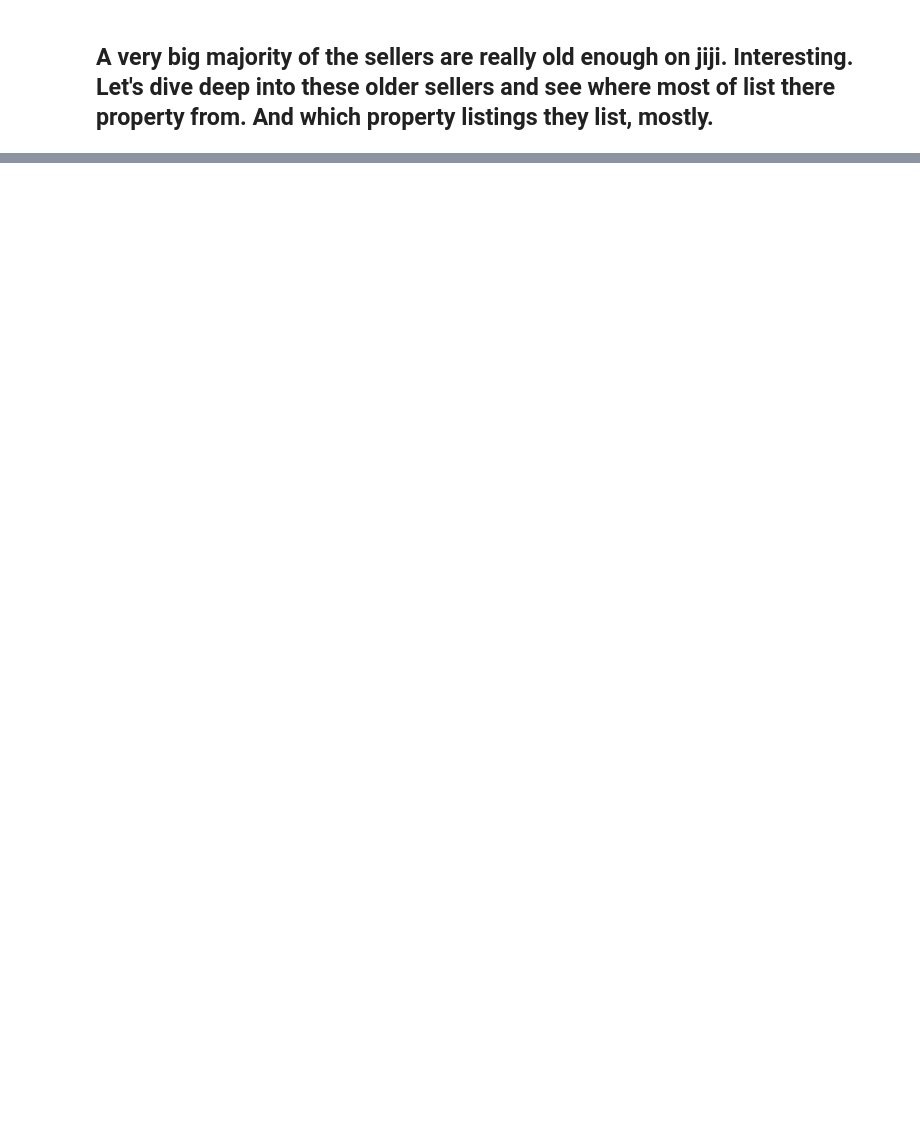
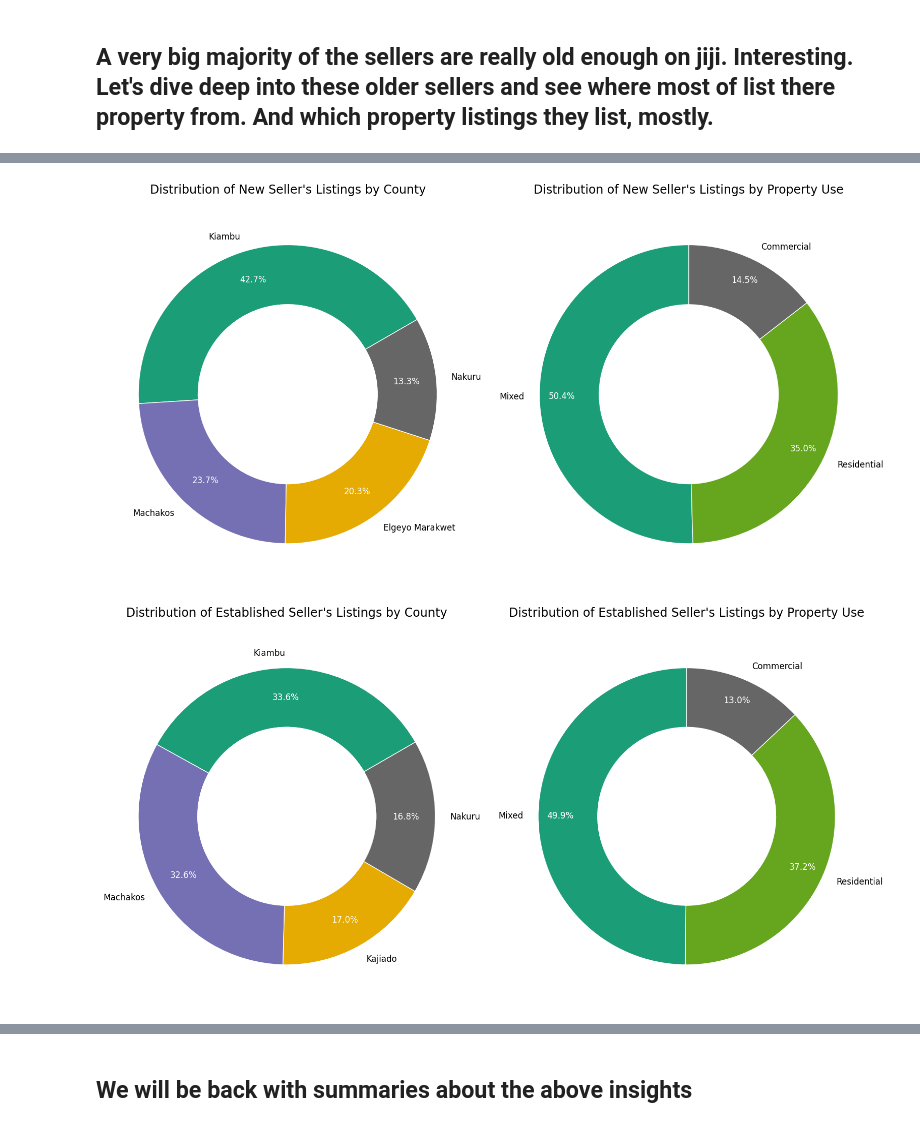
Before and after one commit to awaaat/land_for_sale_data_analysis, a Jupyter notebook: seller_segmentation_and_targeting/descriptive_statistics/Descriptive Statistics.ipynb, the cells around one changed output, grey strips where cells are left out. Saved outputs shown, nothing was run; the diff lists cells and outputs as text; code cells hidden in the pictures; blank space fills up the shorter version.

```diff
--- a/seller_segmentation_and_targeting/descriptive_statistics/Descriptive Statistics.ipynb
+++ b/seller_segmentation_and_targeting/descriptive_statistics/Descriptive Statistics.ipynb
@@ -273,0 +368,7 @@ seller_age
+# %%
+visualize_seller_distributions('New Seller', data)
+visualize_seller_distributions('Established Seller', data)
+visualize_seller_distributions('Long-standing Seller', data)
+# %% [output]
+[figure, added]
+[figure, added]
@@ -273,0 +376,2 @@ seller_age
+# %% [markdown]
+## We will be back with summaries about the above insights
```
Also changed, not shown: parts of 10 cells of this notebook, 1 other file.
